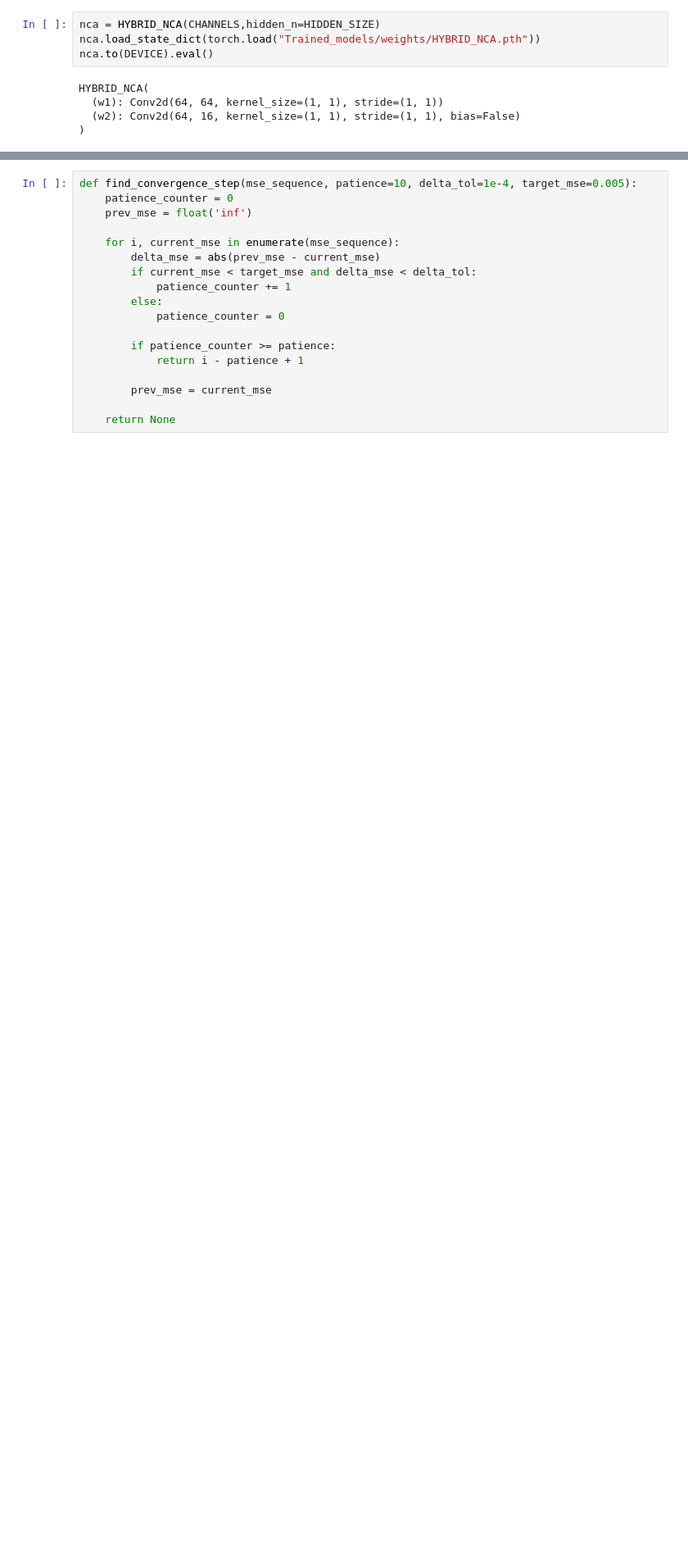
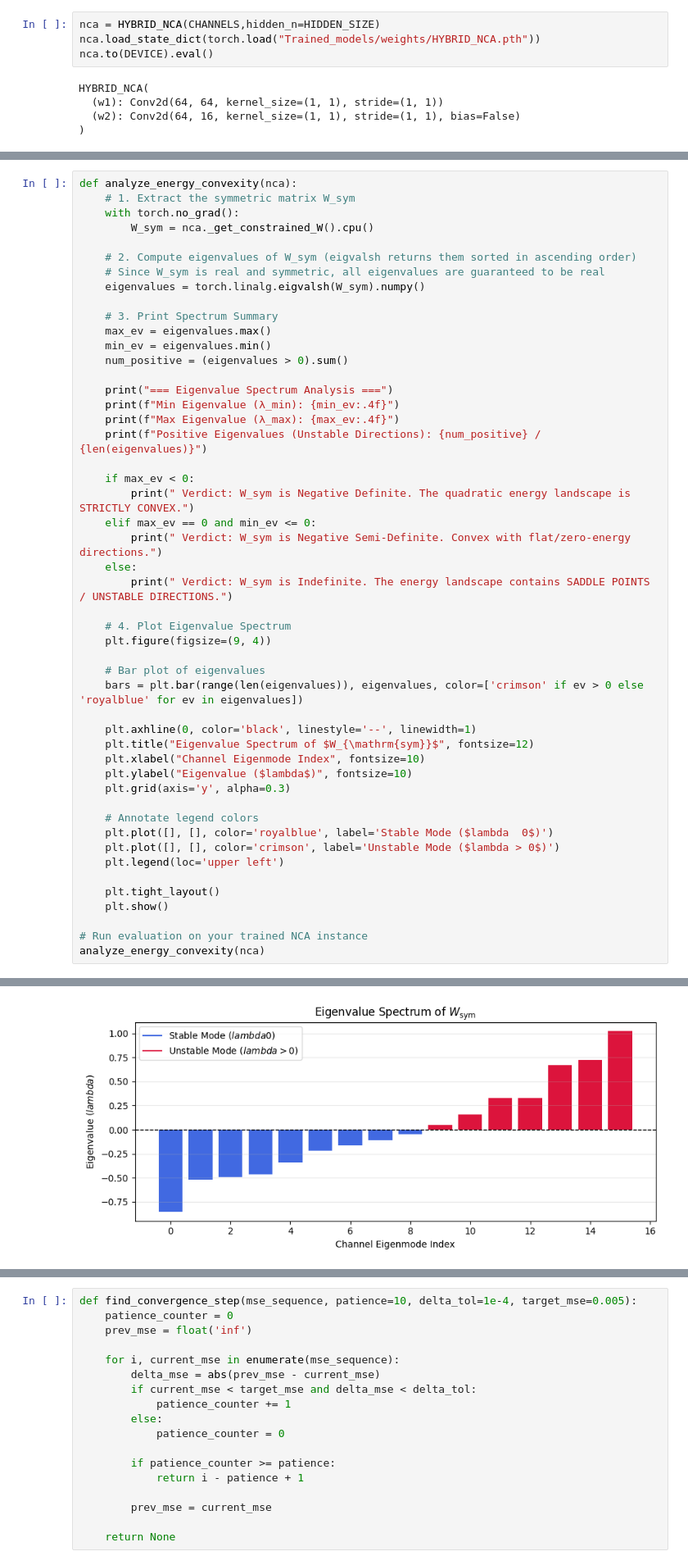
Before and after one commit to lshofsl/Advanced-topics-in-PoD-project-, a Jupyter notebook: ER_NCA.ipynb, the cells around one changed output, grey strips where cells are left out. Shown at 82% size. Drawn from its saved outputs; the diff is of its cells as text; blank space fills up the shorter version.

```diff
--- a/ER_NCA.ipynb
+++ b/ER_NCA.ipynb
@@ -333,0 +395,50 @@ plot_channel_interaction(nca)
+# %%
+def analyze_energy_convexity(nca):
+    # 1. Extract the symmetric matrix W_sym
+    with torch.no_grad():
+        W_sym = nca._get_constrained_W().cpu()
+
+    # 2. Compute eigenvalues of W_sym (eigvalsh returns them sorted in ascending order)
+    # Since W_sym is real and symmetric, all eigenvalues are guaranteed to be real
+    eigenvalues = torch.linalg.eigvalsh(W_sym).numpy()
+
+    # 3. Print Spectrum Summary
+    max_ev = eigenvalues.max()
+    min_ev = eigenvalues.min()
+    num_positive = (eigenvalues > 0).sum()
+
+    print("=== Eigenvalue Spectrum Analysis ===")
+    print(f"Min Eigenvalue (λ_min): {min_ev:.4f}")
+    print(f"Max Eigenvalue (λ_max): {max_ev:.4f}")
+    print(f"Positive Eigenvalues (Unstable Directions): {num_positive} / {len(eigenvalues)}")
+
+    if max_ev < 0:
+        print(" Verdict: W_sym is Negative Definite. The quadratic energy landscape is STRICTLY CONVEX.")
+    elif max_ev == 0 and min_ev <= 0:
+        print(" Verdict: W_sym is Negative Semi-Definite. Convex with flat/zero-energy directions.")
+    else:
+        print(" Verdict: W_sym is Indefinite. The energy landscape contains SADDLE POINTS / UNSTABLE DIRECTIONS.")
+
+    # 4. Plot Eigenvalue Spectrum
+    plt.figure(figsize=(9, 4))
+
+    # Bar plot of eigenvalues
+    bars = plt.bar(range(len(eigenvalues)), eigenvalues, color=['crimson' if ev > 0 else 'royalblue' for ev in eigenvalues])
+
+    plt.axhline(0, color='black', linestyle='--', linewidth=1)
+    plt.title("Eigenvalue Spectrum of $W_{\mathrm{sym}}$", fontsize=12)
+    plt.xlabel("Channel Eigenmode Index", fontsize=10)
+    plt.ylabel("Eigenvalue ($lambda$)", fontsize=10)
+    plt.grid(axis='y', alpha=0.3)
+
+    # Annotate legend colors
+    plt.plot([], [], color='royalblue', label='Stable Mode ($lambda  0$)')
+    plt.plot([], [], color='crimson', label='Unstable Mode ($lambda > 0$)')
+    plt.legend(loc='upper left')
+
+    plt.tight_layout()
+    plt.show()
+
+# Run evaluation on your trained NCA instance
+analyze_energy_convexity(nca)
+# %% [output]
@@ -334,3 +450,4 @@ plot_channel_interaction(nca)
+[figure, added]
 # %%
 print(nca.eta.item())          # still ~0.1 (unchanged from init)?
 print(nca.W.abs().max().item()) # confirm it's genuinely still ~0, not just visually rounded to 0.00
```
Also changed, not shown: parts of 11 cells of this notebook.
